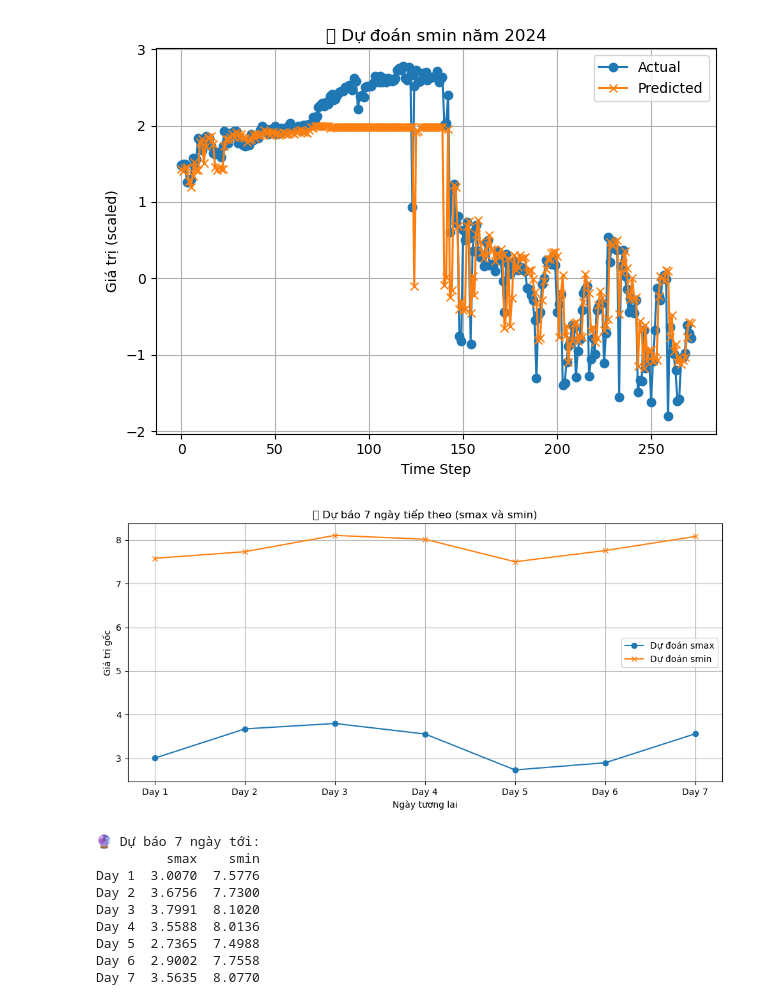
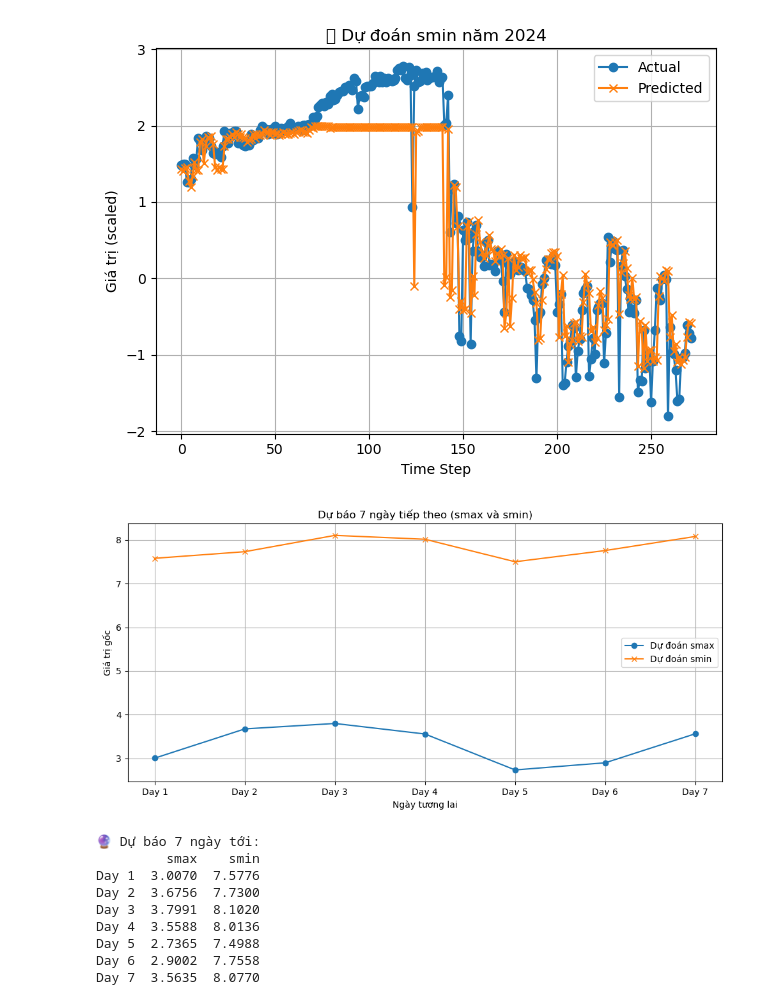
Before and after one commit to Tung-Quan/salinity_instrusion_group, a Jupyter notebook: data.ipynb, the cells around one changed output. Drawn from its saved outputs; the diff is of its cells as text; code cells hidden in the pictures.

```diff
--- a/data.ipynb
+++ b/data.ipynb
@@ -906,35 +906,35 @@ for df in sheets.values():
     test_dfs.append(df)
 
 test_data = pd.concat(test_dfs, ignore_index=True)
 test_data[['smax', 'smin']] = scaler.transform(test_data[['smax', 'smin']])
 
 # Lấy 3 ngày gần nhất làm đầu vào
 last_window = test_data[['smax', 'smin']].iloc[-3:].values
 future_forecast = forecast_future(model, last_window, n_steps=7)
 
 # ======= VẼ DỰ ĐOÁN =======
 future_forecast_inv = scaler.inverse_transform(future_forecast)
 
 days = [f"Day {i+1}" for i in range(7)]
 
 plt.figure(figsize=(10, 5))
 plt.plot(days, future_forecast_inv[:, 0], label="Dự đoán smax", marker='o')
 plt.plot(days, future_forecast_inv[:, 1], label="Dự đoán smin", marker='x')
-plt.title("📈 Dự báo 7 ngày tiếp theo (smax và smin)")
+plt.title("Dự báo 7 ngày tiếp theo (smax và smin)")
 plt.xlabel("Ngày tương lai")
 plt.ylabel("Giá trị gốc")
 plt.legend()
 plt.grid(True)
 plt.tight_layout()
 plt.show()
 
 # ======= In ra kết quả =======
 forecast_df = pd.DataFrame(future_forecast_inv, columns=['smax', 'smin'])
 forecast_df.index = days
 print("🔮 Dự báo 7 ngày tới:")
 print(forecast_df)
 # %% [output]
-[figure, old version]
+[figure, new version]
 🔮 Dự báo 7 ngày tới:
          smax    smin
 Day 1  3.0070  7.5776
```
